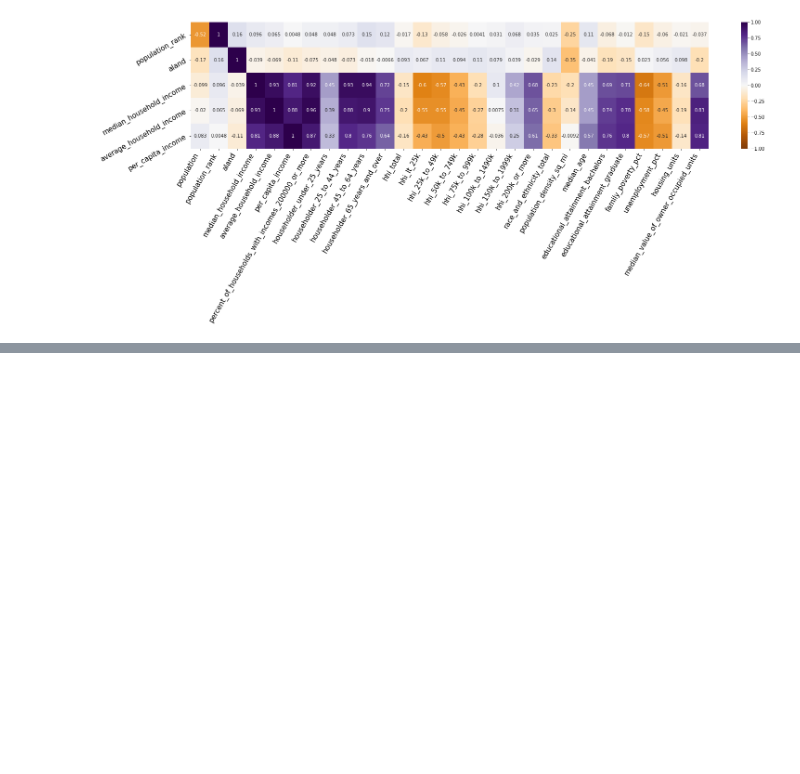
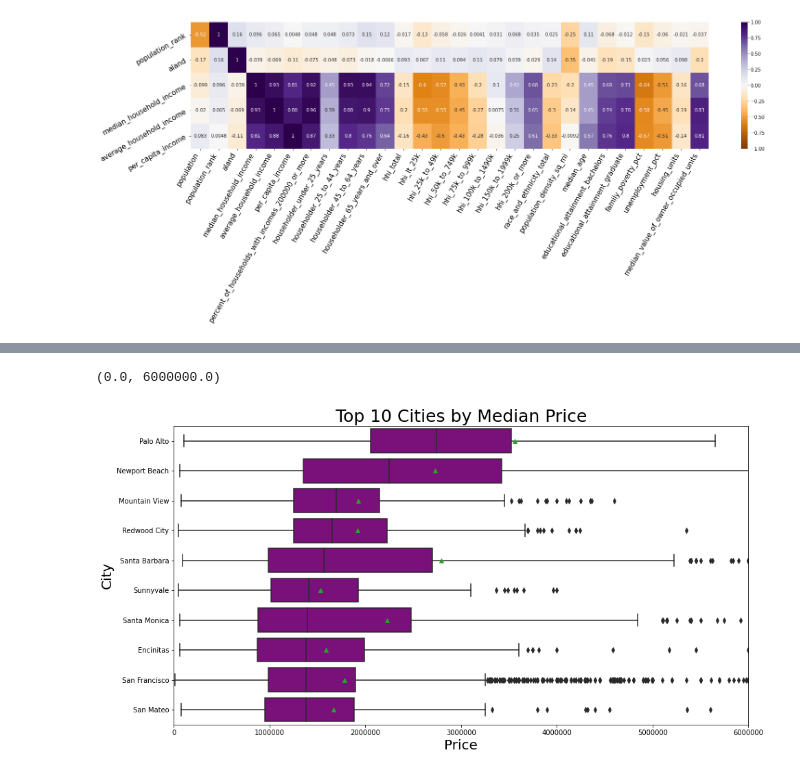
Before and after one commit to sakuraszy/STATS-170A-Group, a Jupyter notebook: Wrangling_code/report_first_draft_data_vis.ipynb, the cells around one changed output, grey strips where cells are left out. Cells and saved outputs as stored; diff of their text form; code cells hidden in the pictures; blank space fills up the shorter version.

```diff
--- a/Wrangling_code/report_first_draft_data_vis.ipynb
+++ b/Wrangling_code/report_first_draft_data_vis.ipynb
@@ -75,3 +75,6 @@ ax.set_xticklabels(ax.get_xticklabels(), rotation="60", horizontalalignment='rig
  Text(26.5, 0, 'housing_units'),
  Text(27.5, 0, 'median_value_of_owner_occupied_units')]
 [figure]
+# %%
+housing = pd.read_csv("../Data_final/zip_housing_cleaned.csv")
+housing
@@ -77,0 +95,8 @@ ax.set_xticklabels(ax.get_xticklabels(), rotation="60", horizontalalignment='rig
+# %%
+housing_groupby_city = housing.groupby("city", as_index = False).median()
+housing_groupby_city = housing_groupby_city.sort_values(by='price', ascending=False)
+housing_groupby_city
+
+housing_groupby_city_top_10 = housing_groupby_city.head(10)
+top_10_list = housing_groupby_city_top_10['city'].tolist()
+housing_groupby_city_top_10
@@ -77,0 +115,20 @@ ax.set_xticklabels(ax.get_xticklabels(), rotation="60", horizontalalignment='rig
+# %%
+grouped_price = housing[["city", "price"]]
+grouped_price_top_10 = grouped_price[grouped_price["city"].isin(top_10_list)]
+##grouped_price_top_10.boxplot()
+##grouped_price_top_10 = grouped_price_top_10.groupby("city", as_index = False)
+##grouped_price_top_10.boxplot(subplots = False, rot=45, figsize=(8,10))
+##plt.ylim(0, 5000000)
+fig , ax1 = plt.subplots(figsize=(15,8))
+ax1.ticklabel_format(useOffset=False, style='plain')
+
+median_price_boxplot = sns.boxplot(y='city',x='price',data=grouped_price_top_10,orient="h", color = "darkmagenta", showmeans=True,
+           order = ['Palo Alto', 'Newport Beach', 'Mountain View', 'Redwood City', 'Santa Barbara', 'Sunnyvale',
+                   'Santa Monica', 'Encinitas', 'San Francisco', 'San Mateo'])
+plt.title("Top 10 Cities by Median Price", fontsize = 25)
+plt.xlabel("Price", fontsize = 20)
+plt.ylabel("City", fontsize = 20)
+plt.xlim(0, 6000000)
+# %% [output]
+(0.0, 6000000.0)
+[figure, added]
```
Also changed, not shown: parts of 2 cells of this notebook.
